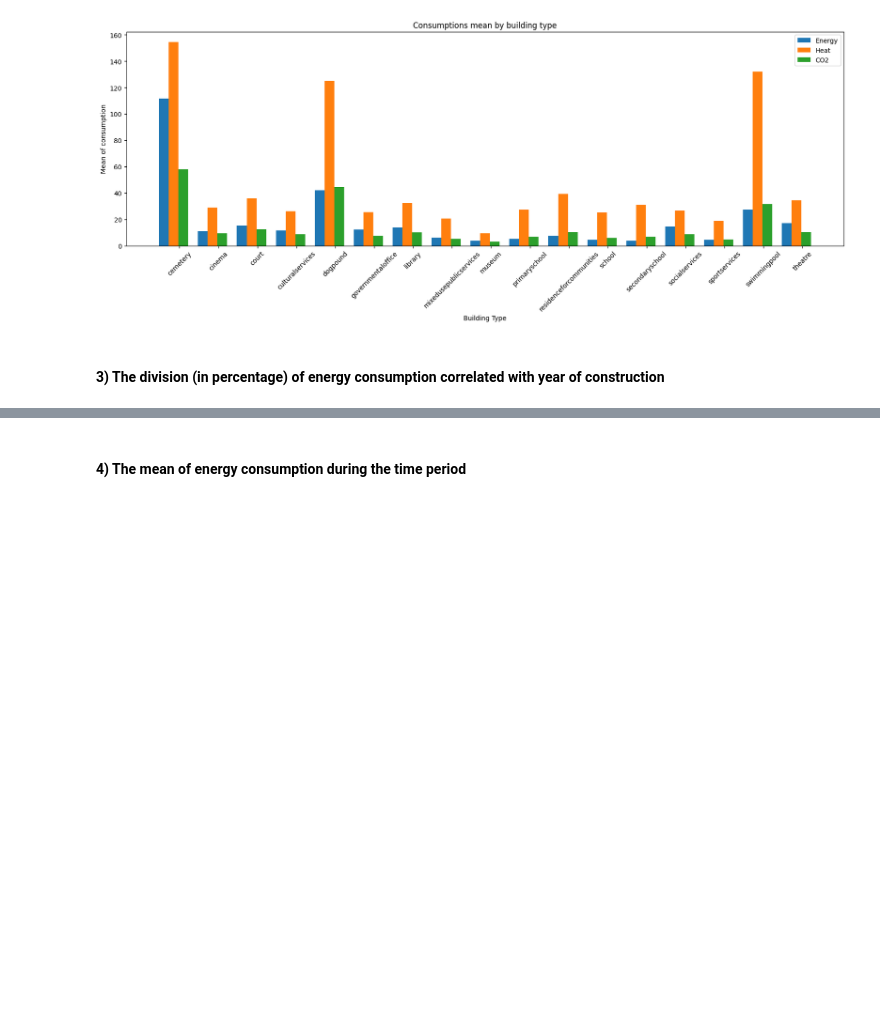
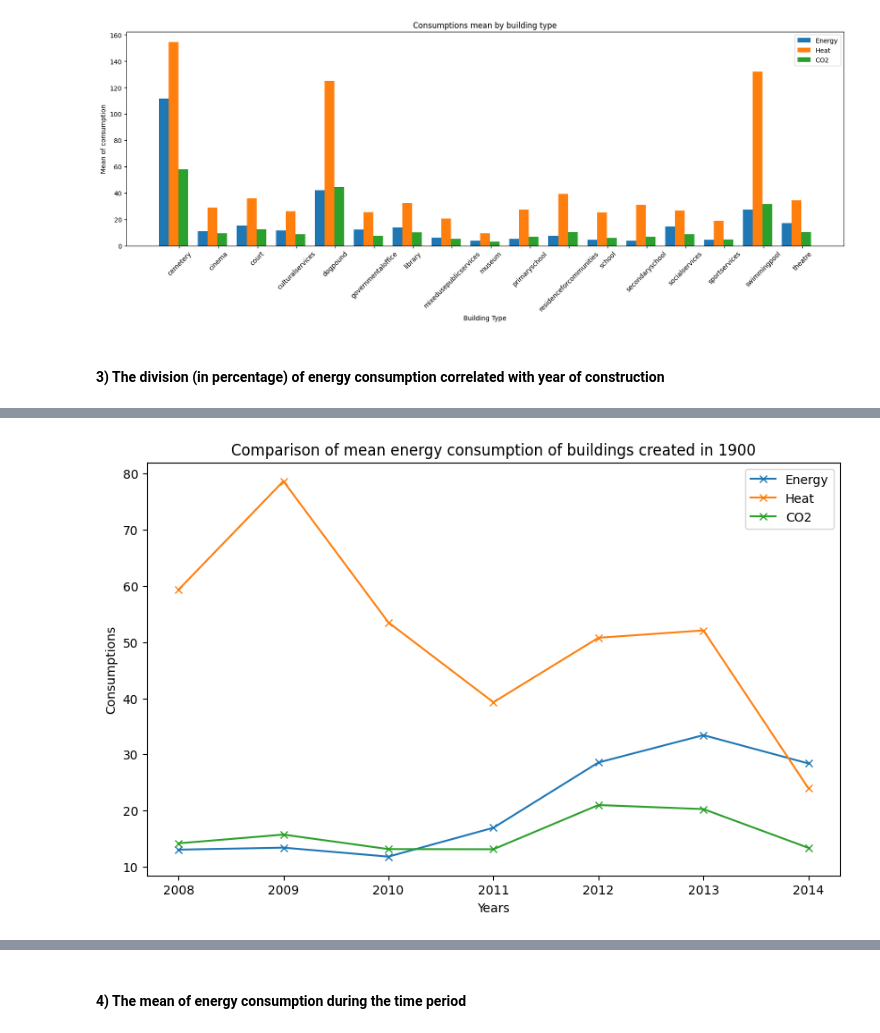
Before and after one commit to matteoForoni/energy-consumption-re, a Jupyter notebook: energy_consumption_re_analysis.ipynb, the cells around one changed output, grey strips where cells are left out. Cells and saved outputs as stored; diff of their text form; code cells hidden in the pictures; blank space fills up the shorter version.

```diff
--- a/energy_consumption_re_analysis.ipynb
+++ b/energy_consumption_re_analysis.ipynb
@@ -716,0 +735,17 @@ plt.show()
+# %%
+year=1900
+
+### Get Data
+ehmask = ehmerged['BUILDING_DATE'] == year
+ehdata_bybuildyear = ehmerged[ehmask][['YEAR','CONSUMPTION']]
+ehmdata = ehdata_bybuildyear.groupby(['YEAR']).mean()
+
+eco2mask = eco2merged['BUILDING_DATE'] == year
+eco2data_bybuildyear = eco2merged[eco2mask][['YEAR','VALUE']]
+eco2data = eco2data_bybuildyear.groupby(['YEAR']).mean()
+
+# Plot multiple lines
+
+multiple_plot((10,6),[eemdata.index.values, ehmdata.index.values, eco2data.index.values], [eemdata.values, ehmdata.values, eco2data.values], 'Years', 'Consumptions', f'Comparison of mean energy consumption of buildings created in {year}', ylabels=['Energy', 'Heat', 'CO2'] )
+# %% [output]
+[figure, added]
```
Also changed, not shown: parts of 4 cells of this notebook.
